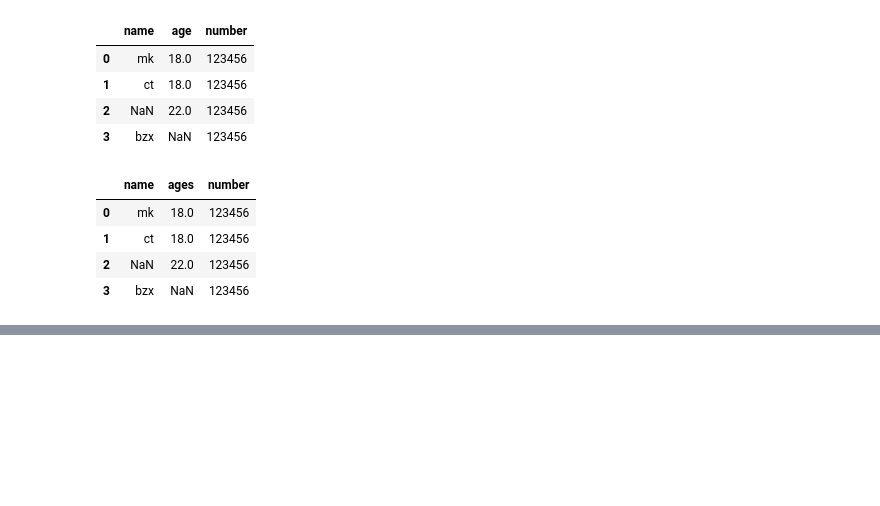
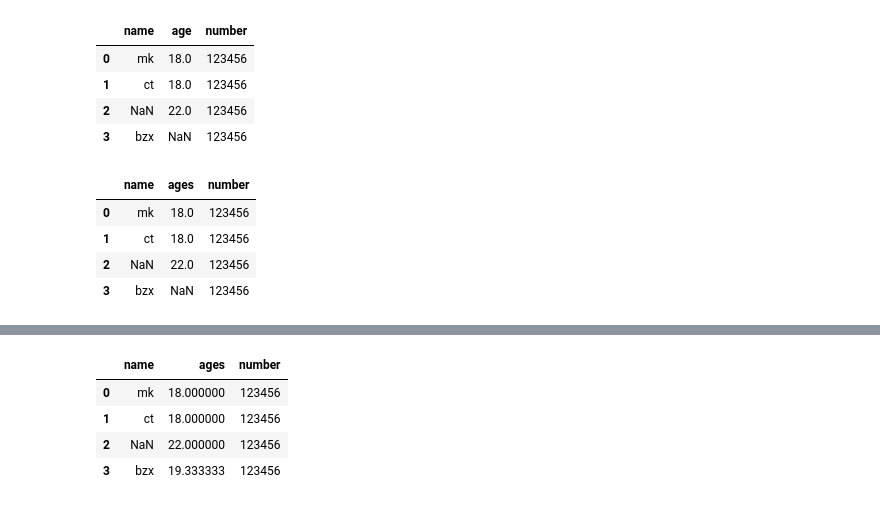
Before and after one commit to Alive-mk/DP, a Jupyter notebook: codes/data preprocessing.ipynb, the cells around one changed output, grey strips where cells are left out. Drawn from its saved outputs; the diff is of its cells as text; code cells hidden in the pictures; blank space fills up the shorter version.

```diff
--- a/codes/data preprocessing.ipynb
+++ b/codes/data preprocessing.ipynb
@@ -218,0 +254,8 @@ df.head()
+# %%
+df
+# %% [output]
+|  | name | ages | number |
+| 0 | mk | 18.000000 | 123456 |
+| 1 | ct | 18.000000 | 123456 |
+| 2 | NaN | 22.000000 | 123456 |
+| 3 | bzx | 19.333333 | 123456 |
```
Also changed, not shown: parts of 13 cells of this notebook, 2 other files.
